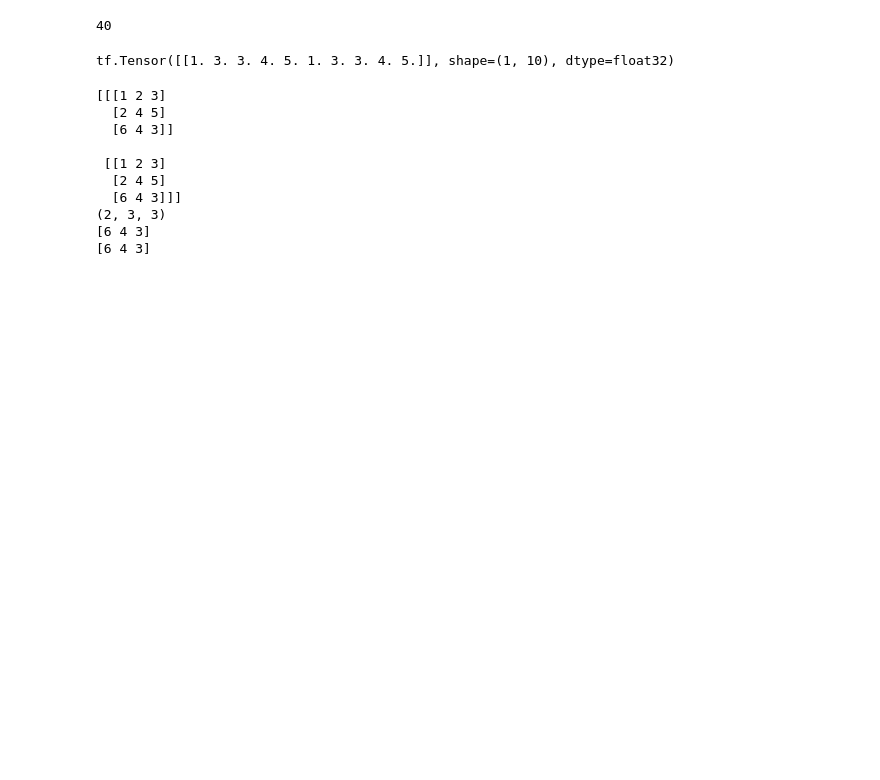
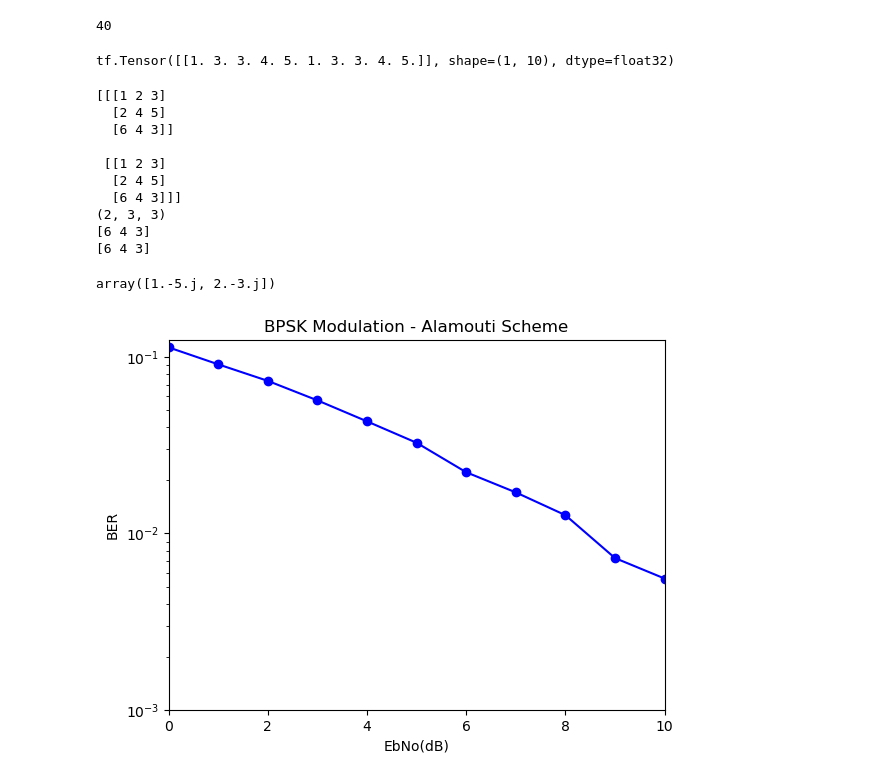
Before and after one commit to RishP11/RnD_CodeBase, a Jupyter notebook: Source_Codes_simulations/rough.ipynb, the cells around one changed output. Drawn from its saved outputs; the diff is of its cells as text; code cells hidden in the pictures; blank space fills up the shorter version.

```diff
--- a/Source_Codes_simulations/rough.ipynb
+++ b/Source_Codes_simulations/rough.ipynb
@@ -43,3 +43,76 @@ print(z[1][2])
 (2, 3, 3)
 [6 4 3]
 [6 4 3]
+# %%
+import numpy as np
+
+a = np.array([1, 2, 4])
+a[0:1]
+b = np.array([1+5j, 2+3j])
+np.conjugate(b)
+# %% [output]
+array([1.-5.j, 2.-3.j])
+# %%
+from time import time
+from numpy import sqrt
+import random
+import matplotlib.pyplot as plt
+
+t=time()
+
+N = 10000
+EbNodB_range = range(0, 11)
+itr = len(EbNodB_range)
+ber = [None]*itr
+
+for n in range (0, itr):
+
+    EbNodB = EbNodB_range[n]
+    EbNo=10.0**(EbNodB/10.0)
+    noise_std = 1/sqrt(2*EbNo)
+    noise_mean = 0
+
+    no_errors = 0
+    for m in range (0, N):
+        tx_symbol1 = (2*random.randint(0,1)-1)
+        tx_symbol2 = (2*random.randint(0,1)-1)
+
+        noise1 = (random.gauss(noise_mean, noise_std)+
+                1j*random.gauss(noise_mean, noise_std))
+        noise2 = (random.gauss(noise_mean, noise_std)+
+                1j*random.gauss(noise_mean, noise_std))
+
+
+        ch_coeff1 = (random.gauss(0,1/sqrt(2))+
+                    1j*random.gauss(0,1/sqrt(2)))
+        ch_coeff2 = (random.gauss(0,1/sqrt(2))+
+                    1j*random.gauss(0,1/sqrt(2)))
+
+        rx_symbol1 =  ((1/sqrt(2))*tx_symbol1*ch_coeff1+
+                       (1/sqrt(2))*tx_symbol2*ch_coeff2 + noise1)
+        rx_symbol2 = (-(1/sqrt(2))*tx_symbol2*ch_coeff1+
+                       (1/sqrt(2))*tx_symbol1*ch_coeff2 + noise2)
+
+        estimate1 = (ch_coeff1.conjugate()*rx_symbol1+
+                     ch_coeff2*rx_symbol2.conjugate())
+        estimate2 = (ch_coeff2.conjugate()*rx_symbol1-
+                     ch_coeff1*rx_symbol2.conjugate())
+
+        det_symbol1 = 2*(estimate1.real >= 0) - 1
+        det_symbol2 = 2*(estimate2.real >= 0) - 1
+
+        no_errors += 1*(tx_symbol1 != det_symbol1)+1*(tx_symbol2 != det_symbol2)
+
+    ber[n] = 1.0*no_errors/(2*N)
+
+plt.plot(EbNodB_range, ber, 'bo-')
+plt.axis([0, 10, 0.001, 0.125])
+plt.xscale('linear')
+plt.yscale('log')
+plt.xlabel('EbNo(dB)')
+plt.ylabel('BER')
+#plt.grid(True)
+plt.title('BPSK Modulation - Alamouti Scheme')
+plt.show()
+# %% [output]
+[figure, added]
```
Also changed, not shown: 25 other files.
